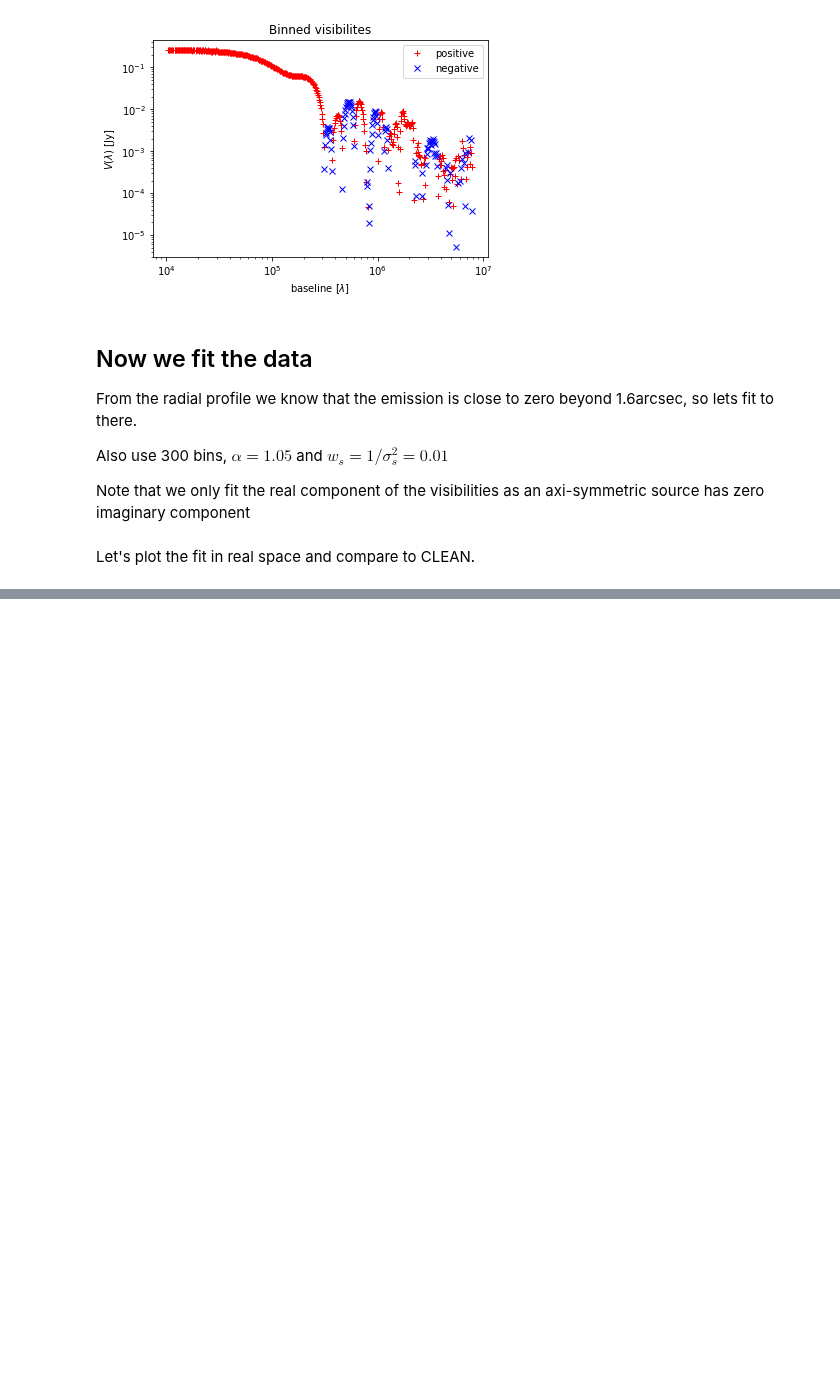
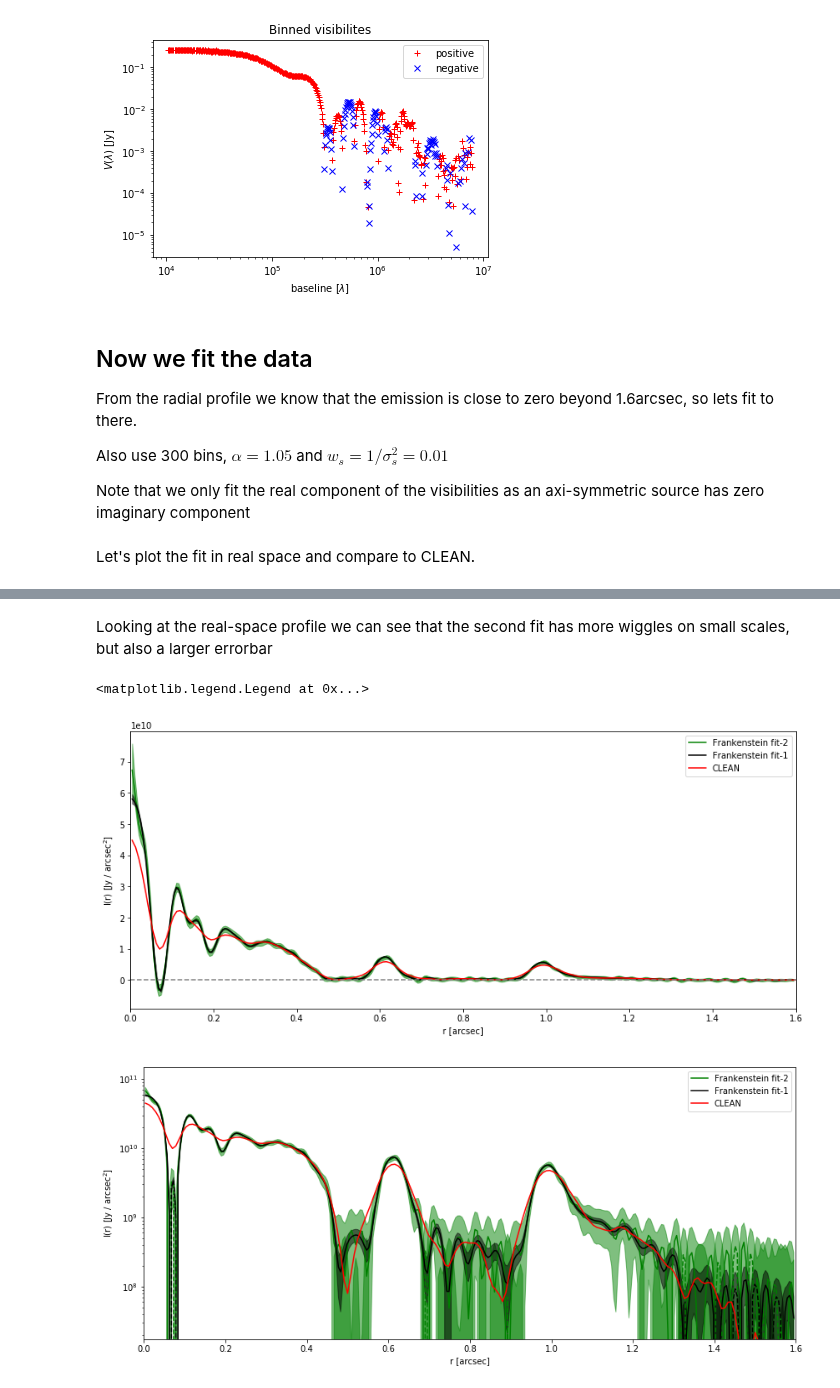
Before and after one commit to discsim/frank, a Jupyter notebook: examples/Frankenstein.ipynb, the cells around one changed output, grey strips where cells are left out. Cells and saved outputs as stored; diff of their text form; code cells hidden in the pictures; blank space fills up the shorter version.

```diff
--- a/examples/Frankenstein.ipynb
+++ b/examples/Frankenstein.ipynb
@@ -267,3 +265,48 @@ FF2 = FrankFitter(Rmax, 300, geometry=geometry, alpha=1.05, w_smooth=1e-6)
 
 sol2 = FF2.fit(u, v, vis, weights)
 err2 = np.diag(sol2.covariance)**0.5
+# %% [markdown]
+Looking at the real-space profile we can see that the second fit has more wiggles on small scales, but also a larger errorbar
+# %%
+# Plot in real-space
+plt.figure(figsize=(14,6))
+
+plt.plot(sol2.r*rad_to_arcsec, sol2.mean, c='g', label='Frankenstein fit-2')
+plt.fill_between(sol.r*rad_to_arcsec, sol2.mean-err2, sol2.mean+err2, color='g', alpha=0.5)
+
+plt.plot(sol.r*rad_to_arcsec, sol.mean, c='k', label='Frankenstein fit-1')
+plt.fill_between(sol.r*rad_to_arcsec, sol.mean-err, sol.mean+err, color='k', alpha=0.5)
+
+plt.plot(AS209_profile.r*rad_to_arcsec, AS209_profile.Inu, c='r', label='CLEAN')
+
+plt.xlabel('r [arcsec]')
+plt.ylabel('I(r) [Jy / arcsec${^2}$]')
+plt.axhline(0, c='0.5', ls='--')
+plt.xscale('linear')
+plt.xlim(0, 1.6)
+plt.legend()
+
+# Plot in log-space
+plt.figure(figsize=(14,6))
+
+plot_log_abs(sol2.r*rad_to_arcsec, sol2.mean, c='g', label='Frankenstein fit-2')
+plt.fill_between(sol2.r*rad_to_arcsec, sol2.mean-err2, sol2.mean+err2, color='g', alpha=0.5)
+plt.fill_between(sol2.r*rad_to_arcsec, -sol2.mean-err2, -sol2.mean+err2, color='g', alpha=0.5)
+
+plot_log_abs(sol.r*rad_to_arcsec, sol.mean, c='k', label='Frankenstein fit-1')
+plt.fill_between(sol.r*rad_to_arcsec, sol.mean-err, sol.mean+err, color='k', alpha=0.5)
+plt.fill_between(sol.r*rad_to_arcsec, -sol.mean-err, -sol.mean+err, color='k', alpha=0.5)
+
+plot_log_abs(AS209_profile.r*rad_to_arcsec, AS209_profile.Inu, c='r', label='CLEAN')
+
+plt.xlabel('r [arcsec]')
+plt.ylabel('I(r) [Jy / arcsec${^2}$]')
+plt.axhline(0, c='0.5', ls='--')
+plt.ylim(ymin=3e-4*sol.mean.max())
+plt.xscale('linear')
+plt.xlim(0, 1.6)
+plt.legend()
+# %% [output]
+<matplotlib.legend.Legend at 0x...>
+[figure, added]
+[figure, added]
```
Also changed, not shown: parts of 13 cells of this notebook, 1 other file.
